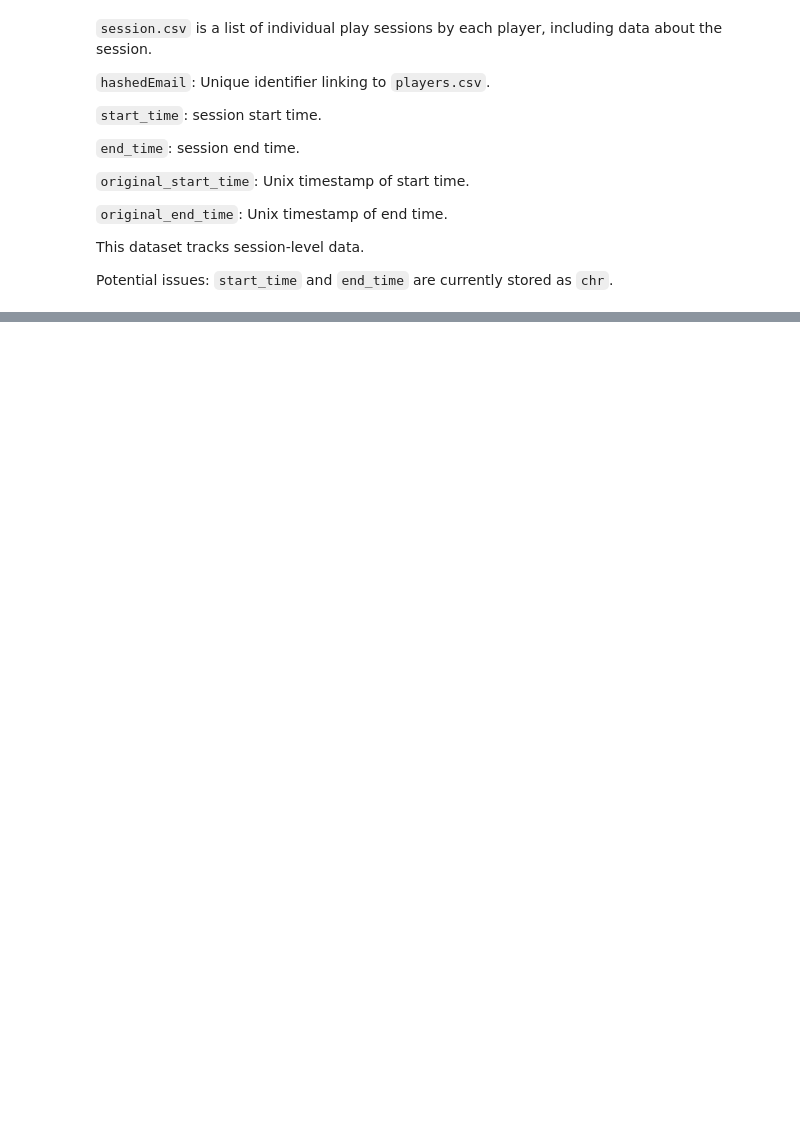
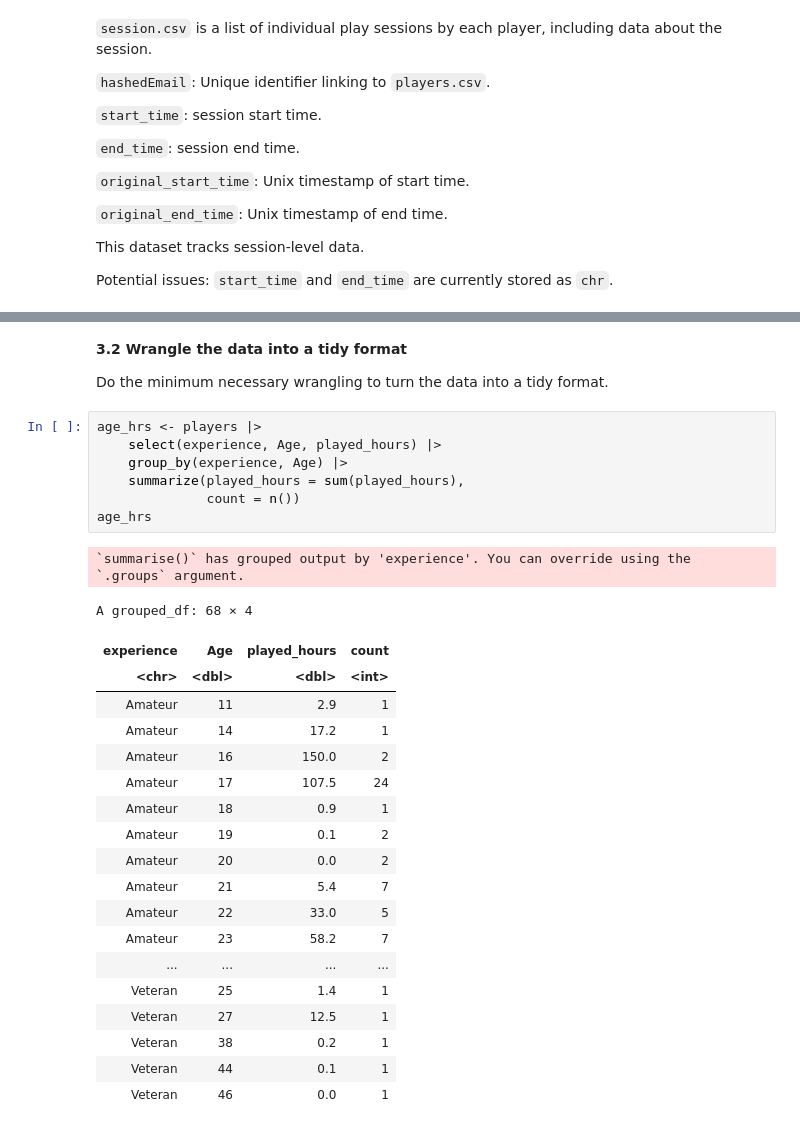
Before and after one commit to Warren-2003/dsci-100-2025w1-group-27, a Jupyter notebook: warren-individual-planning-report.ipynb, the cells around one changed output, grey strips where cells are left out. Saved outputs shown, nothing was run; the diff lists cells and outputs as text; blank space fills up the shorter version.

```diff
--- a/warren-individual-planning-report.ipynb
+++ b/warren-individual-planning-report.ipynb
@@ -107,0 +91,33 @@ The explanatory variables are:
+# %% [markdown]
+**3.2 Wrangle the data into a tidy format**
+
+Do the minimum necessary wrangling to turn the data into a tidy format.
+# %%
+age_hrs <- players |>
+    select(experience, Age, played_hours) |>
+    group_by(experience, Age) |>
+    summarize(played_hours = sum(played_hours),
+              count = n())
+age_hrs
+# %% [output]
+`summarise()` has grouped output by 'experience'. You can override using the
+`.groups` argument.
+A grouped_df: 68 × 4
+| experience | Age | played_hours | count |
+| <chr> | <dbl> | <dbl> | <int> |
+| Amateur | 11 | 2.9 | 1 |
+| Amateur | 14 | 17.2 | 1 |
+| Amateur | 16 | 150.0 | 2 |
+| Amateur | 17 | 107.5 | 24 |
+| Amateur | 18 | 0.9 | 1 |
+| Amateur | 19 | 0.1 | 2 |
+| Amateur | 20 | 0.0 | 2 |
+| Amateur | 21 | 5.4 | 7 |
+| Amateur | 22 | 33.0 | 5 |
+| Amateur | 23 | 58.2 | 7 |
+| ... | ... | ... | ... |
+| Veteran | 25 | 1.4 | 1 |
+| Veteran | 27 | 12.5 | 1 |
+| Veteran | 38 | 0.2 | 1 |
+| Veteran | 44 | 0.1 | 1 |
+| Veteran | 46 | 0.0 | 1 |
```
Also changed, not shown: parts of 13 cells of this notebook.
